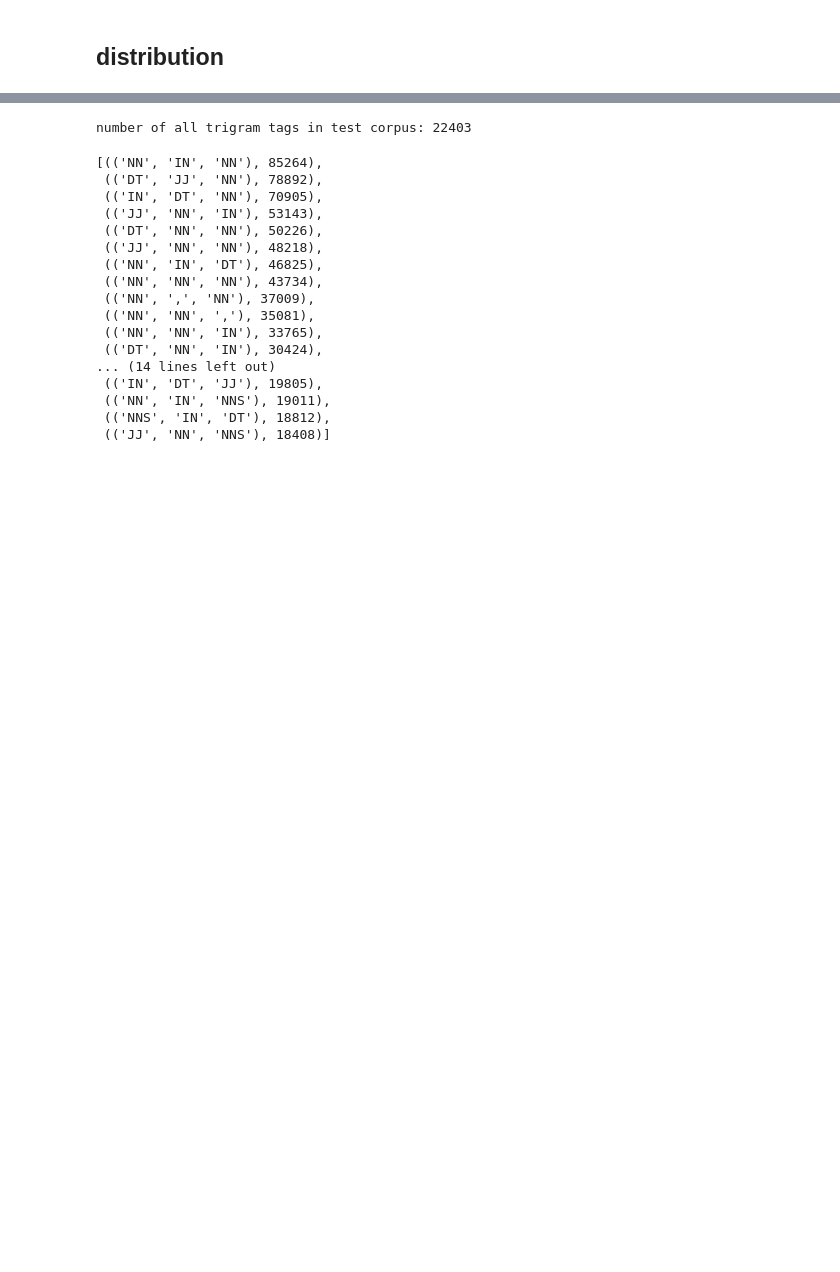
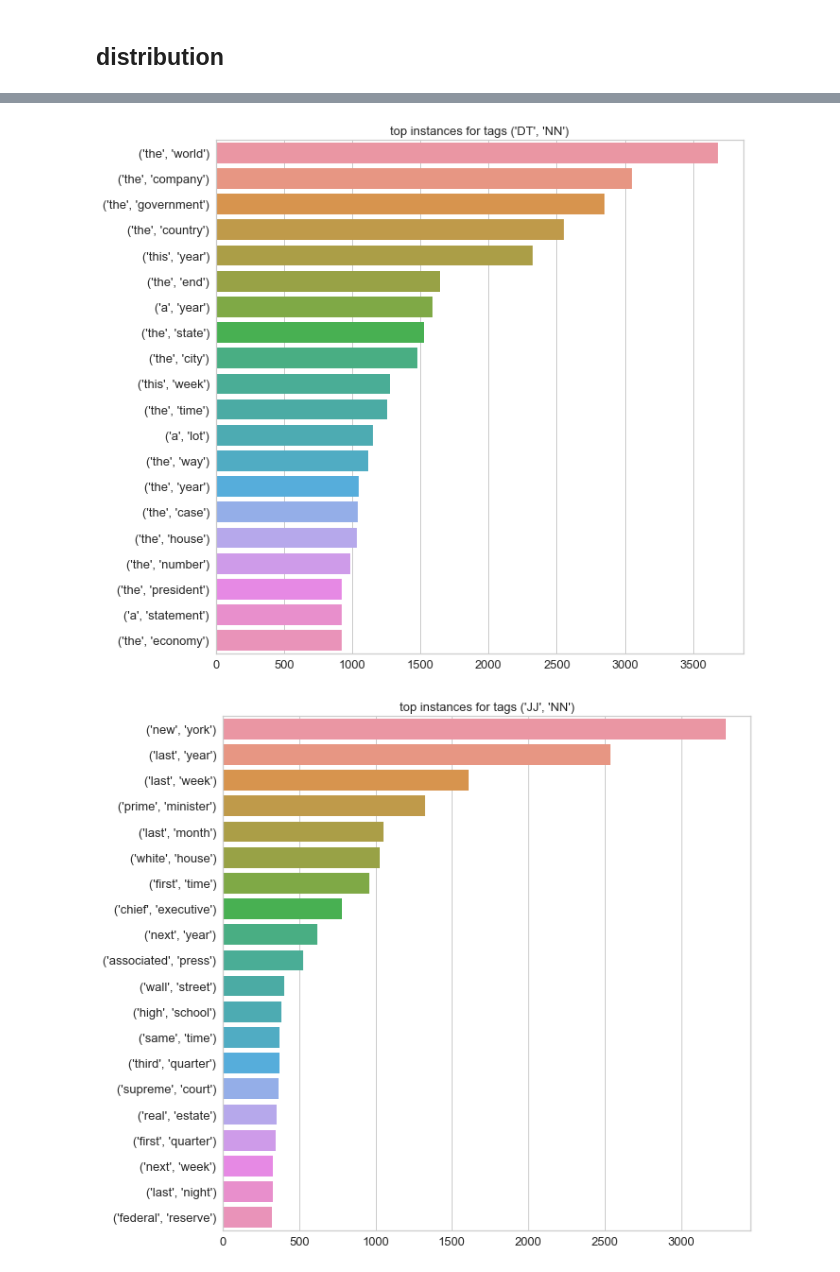
Before and after one commit to Asia19/BWI_project, a Jupyter notebook: src/1-test_data_analysis.ipynb, the cells around one changed output, grey strips where cells are left out. Drawn from its saved outputs; the diff is of its cells as text; code cells hidden in the pictures; blank space fills up the shorter version.

```diff
--- a/src/1-test_data_analysis.ipynb
+++ b/src/1-test_data_analysis.ipynb
@@ -265,22 +278,21 @@ for step, trigram_tag in enumerate(trigram_tags):
-# %%
-print(f'number of all trigram tags in test corpus: {len(trigram_tags_counter)}')
-trigram_tags_counter.most_common(30)
-# %% [output]
-number of all trigram tags in test corpus: 22403
-[(('NN', 'IN', 'NN'), 85264),
- (('DT', 'JJ', 'NN'), 78892),
- (('IN', 'DT', 'NN'), 70905),
- (('JJ', 'NN', 'IN'), 53143),
- (('DT', 'NN', 'NN'), 50226),
- (('JJ', 'NN', 'NN'), 48218),
- (('NN', 'IN', 'DT'), 46825),
- (('NN', 'NN', 'NN'), 43734),
- (('NN', ',', 'NN'), 37009),
- (('NN', 'NN', ','), 35081),
- (('NN', 'NN', 'IN'), 33765),
- (('DT', 'NN', 'IN'), 30424),
-... (14 lines left out)
- (('IN', 'DT', 'JJ'), 19805),
- (('NN', 'IN', 'NNS'), 19011),
- (('NNS', 'IN', 'DT'), 18812),
- (('JJ', 'NN', 'NNS'), 18408)]
+# %%
+def plot_top_pos_instances(tagged_ngrams_counter, pos, n):
+    instances_counter = Counter()
+    for tagged_ngram, count in tagged_ngrams_counter.items():
+        ngram, tags = zip(*tagged_ngram)
+        if repr(tags) == pos:
+            instances_counter.update({repr(ngram):count})
+    top = instances_counter.most_common(n)
+    x, y = zip(*top)
+    x, y = list(x),list(y)
+    plt.figure(figsize=[10,10])
+    plt.xticks(fontsize=13)
+    plt.yticks(fontsize=13)
+    plt.title(f'top instances for tags {pos}',fontsize=13)
+    sns.barplot(x=y,y=x)
+# %%
+for tags, _ in bigram_tags_counter.most_common(5):
+    plot_top_pos_instances(tagged_bigrams_counter, tags, 20)
+# %% [output]
+[figure, added]
+[figure, added]
```
Also changed, not shown: parts of 18 cells of this notebook.
